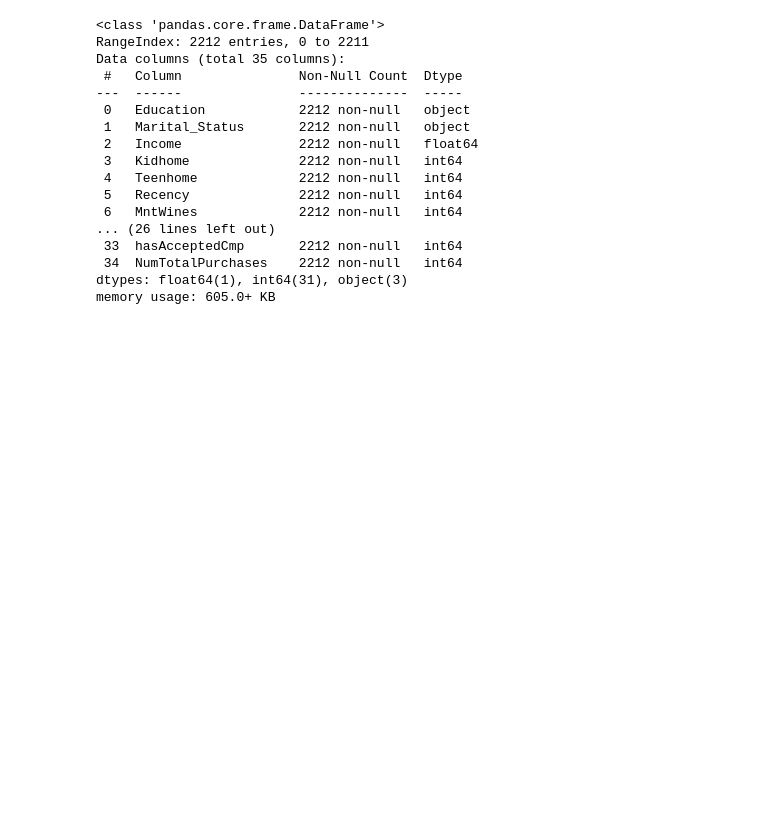
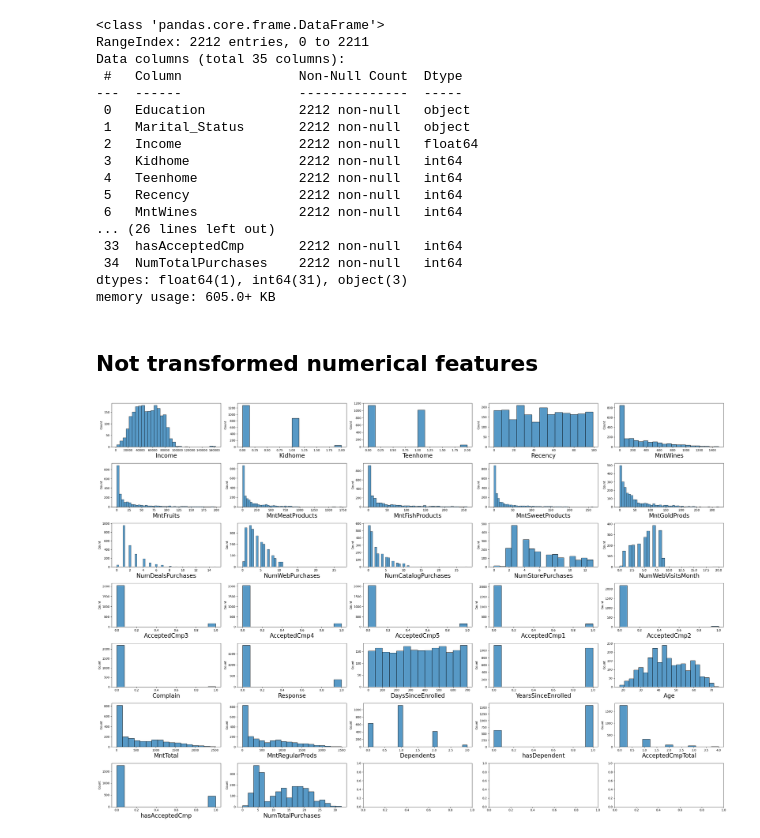
Before and after one commit to igornunespatricio/Clustering-Data-Analyst-iFood, a Jupyter notebook: notebooks/clustering.ipynb, the cells around one changed output. Cells and saved outputs as stored; diff of their text form; code cells hidden in the pictures; blank space fills up the shorter version.

```diff
--- a/notebooks/clustering.ipynb
+++ b/notebooks/clustering.ipynb
@@ -24,3 +38,18 @@ Data columns (total 35 columns):
  34  NumTotalPurchases    2212 non-null   int64
 dtypes: float64(1), int64(31), object(3)
 memory usage: 605.0+ KB
+# %%
+numerical_features = df.select_dtypes(include='number').columns
+# %% [markdown]
+## Not transformed numerical features
+# %%
+number_numerical_features = len(numerical_features)
+ncols = 5
+nrows = number_numerical_features // ncols + (1 if number_numerical_features % 3 > 0 else 0)
+
+fig, axes = plt.subplots(nrows=nrows, ncols=ncols, figsize=(30, 20), tight_layout=True)
+for feature, ax in zip(numerical_features, axes.flatten()):
+    sns.histplot(data=df, x=feature, ax=ax)
+    ax.set_xlabel(feature, fontsize=20)
+# %% [output]
+[figure, added]
```
Also changed, not shown: parts of 16 cells of this notebook, 1 other file.
